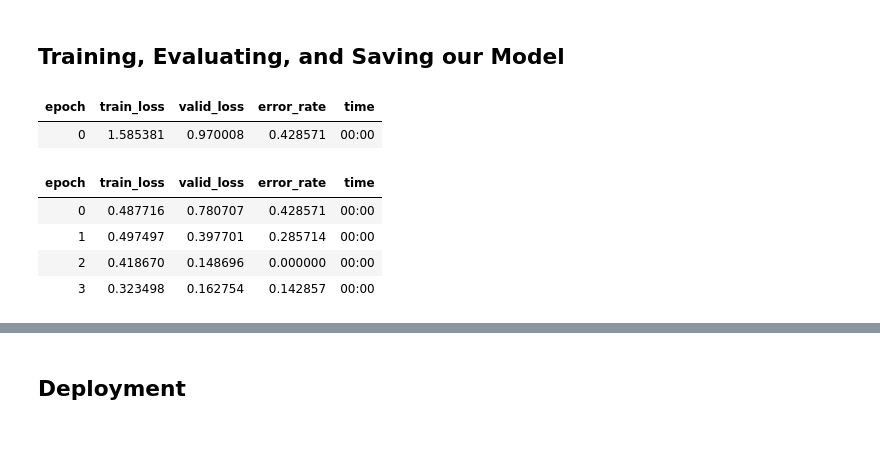
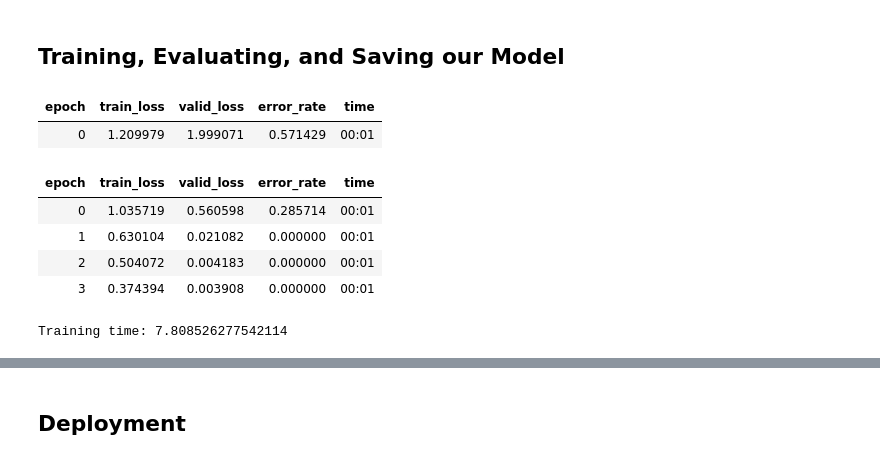
Before and after one commit to ahadjawaid/ml-mondays, a Jupyter notebook: Workshop-4/training_and_deploying.ipynb, the cells around one changed output, grey strips where cells are left out. Saved outputs shown, nothing was run; the diff lists cells and outputs as text; code cells hidden in the pictures.

```diff
--- a/Workshop-4/training_and_deploying.ipynb
+++ b/Workshop-4/training_and_deploying.ipynb
@@ -62,16 +62,21 @@ dls.show_batch(max_n=6)
 # %% [markdown]
 ## Training, Evaluating, and Saving our Model
 # %%
+import time
 learn = vision_learner(dls, resnet18, metrics=[error_rate])
+time_start = time.time()
 learn.fine_tune(4)
+end_time = time.time()
+print(f"Training time: {end_time - time_start}")
 # %% [output]
 | epoch | train_loss | valid_loss | error_rate | time |
-| 0 | 1.585381 | 0.970008 | 0.428571 | 00:00 |
+| 0 | 1.209979 | 1.999071 | 0.571429 | 00:01 |
 | epoch | train_loss | valid_loss | error_rate | time |
-| 0 | 0.487716 | 0.780707 | 0.428571 | 00:00 |
-| 1 | 0.497497 | 0.397701 | 0.285714 | 00:00 |
-| 2 | 0.418670 | 0.148696 | 0.000000 | 00:00 |
-| 3 | 0.323498 | 0.162754 | 0.142857 | 00:00 |
+| 0 | 1.035719 | 0.560598 | 0.285714 | 00:01 |
+| 1 | 0.630104 | 0.021082 | 0.000000 | 00:01 |
+| 2 | 0.504072 | 0.004183 | 0.000000 | 00:01 |
+| 3 | 0.374394 | 0.003908 | 0.000000 | 00:01 |
+Training time: 7.808526277542114
 # %%
 interp = ClassificationInterpretation.from_learner(learn)
 interp.plot_confusion_matrix()
```
Also changed, not shown: parts of 7 cells of this notebook, 3 other files.
